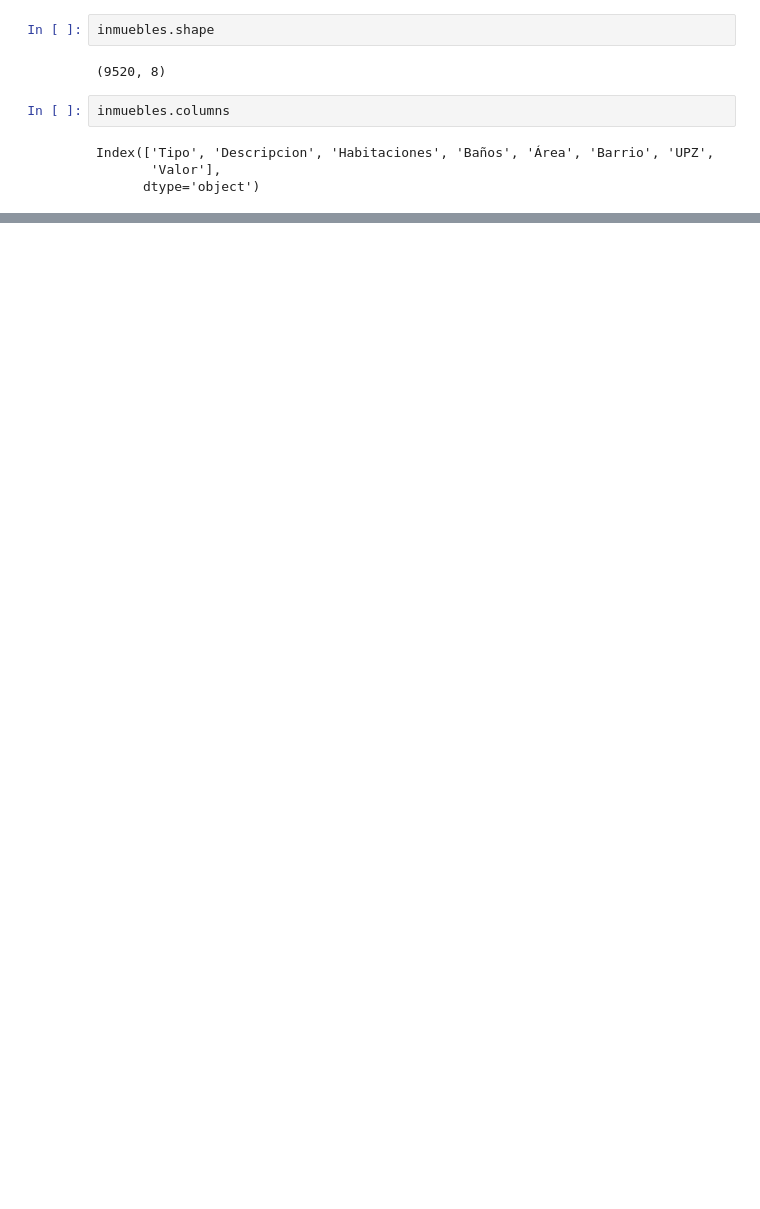
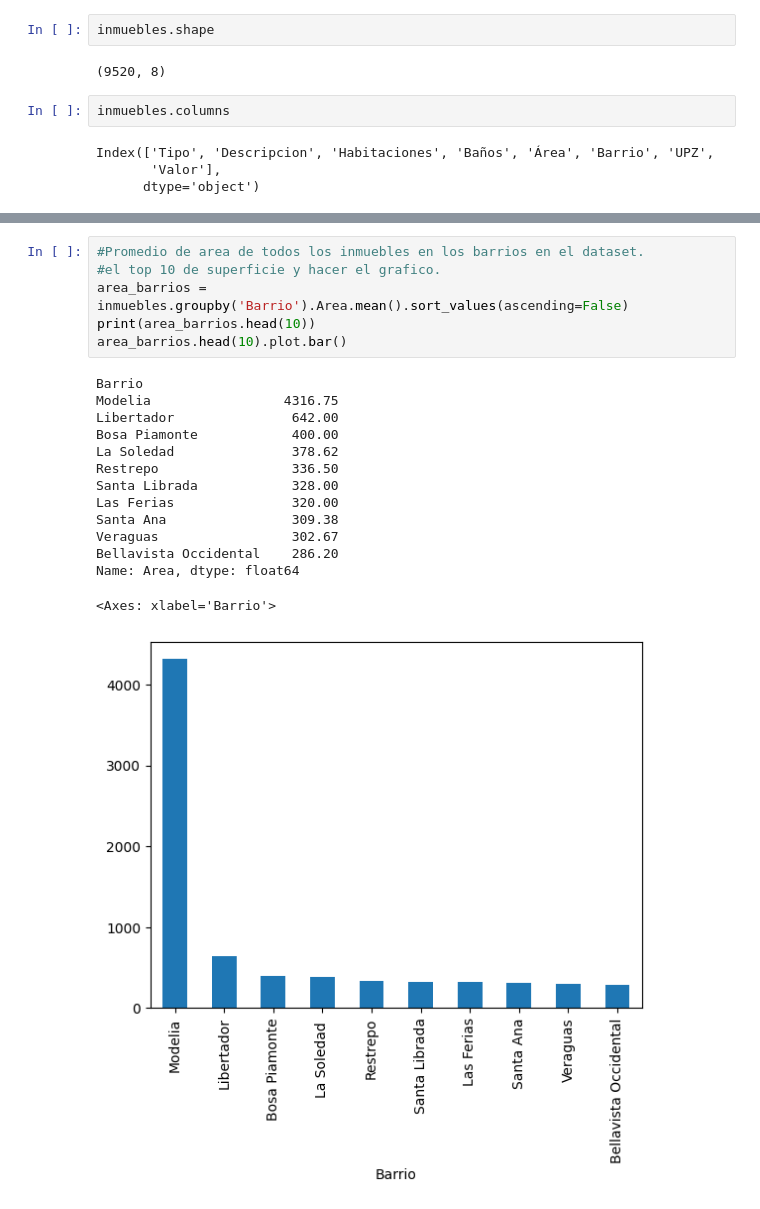
Before and after one commit to Zniper1/Analisis_de_Datos_Python, a Jupyter notebook: Inmersion_en_datos_Aula1.ipynb, the cells around one changed output, grey strips where cells are left out. Drawn from its saved outputs; the diff is of its cells as text; blank space fills up the shorter version.

```diff
--- a/Inmersion_en_datos_Aula1.ipynb
+++ b/Inmersion_en_datos_Aula1.ipynb
@@ -209,0 +240,21 @@ inmuebles_barrio.head(20).plot.bar()
+# %%
+#Promedio de area de todos los inmuebles en los barrios en el dataset.
+#el top 10 de superficie y hacer el grafico.
+area_barrios = inmuebles.groupby('Barrio').Area.mean().sort_values(ascending=False)
+print(area_barrios.head(10))
+area_barrios.head(10).plot.bar()
+# %% [output]
+Barrio
+Modelia                 4316.75
+Libertador               642.00
+Bosa Piamonte            400.00
+La Soledad               378.62
+Restrepo                 336.50
+Santa Librada            328.00
+Las Ferias               320.00
+Santa Ana                309.38
+Veraguas                 302.67
+Bellavista Occidental    286.20
+Name: Area, dtype: float64
+<Axes: xlabel='Barrio'>
+[figure, added]
```
Also changed, not shown: parts of 82 cells of this notebook.
